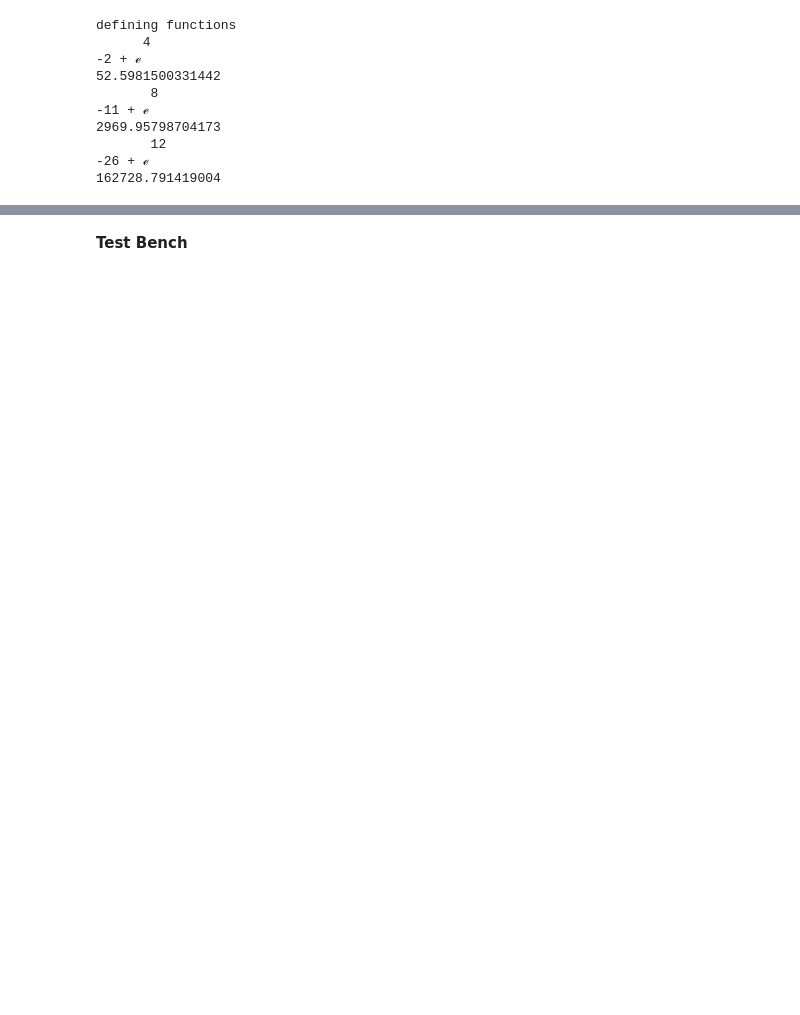
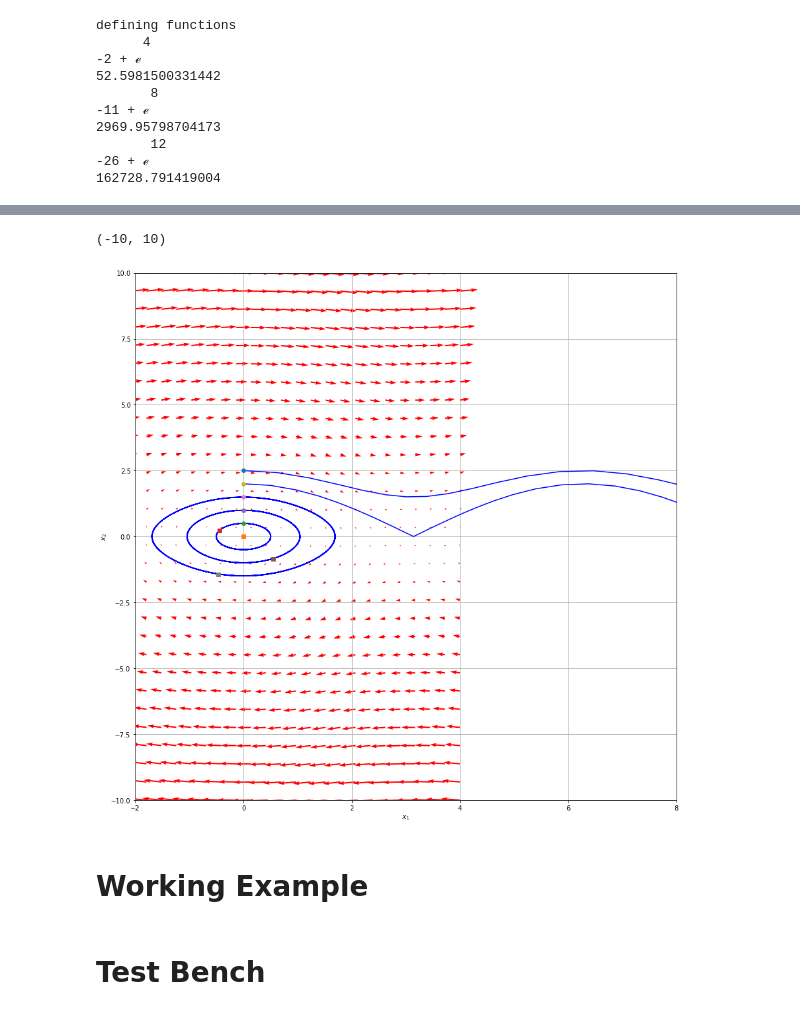
Before and after one commit to rsatwik/PythonPractise, a Jupyter notebook: Nonlinear_Dynamics.ipynb, the cells around one changed output, grey strips where cells are left out. Drawn from its saved outputs; the diff is of its cells as text; code cells hidden in the pictures; blank space fills up the shorter version.

```diff
--- a/Nonlinear_Dynamics.ipynb
+++ b/Nonlinear_Dynamics.ipynb
@@ -59,0 +174,52 @@ pprint(sym.dsolve(f(x).diff(x)*x+f(x)-f(x)**2,f(x)))
+# %%
+import numpy as np
+import matplotlib.pyplot as plt
+
+def f(X,t):
+    x1, x2 = X
+    return [x2, -np.sin(x1)]
+
+x1 = np.linspace(-4.0,4.0,30)
+x2 = np.linspace(-10.0,10.0,30)
+
+X1,X2=np.meshgrid(x1,x2)
+t=0
+
+u, v = np.zeros(X1.shape), np.zeros(X2.shape)
+
+NI, NJ = X1.shape
+
+for i in range(NI):
+    for j in range(NJ):
+        x = X1[i,j]
+        y = X2[i,j]
+        Xprime = f([x,y],t)
+        u[i,j] = Xprime[0]
+        v[i,j] = Xprime[1]
+
+fig=plt.figure(figsize=(15,15))
+Q = plt.quiver(X1, X2, u, v, color='r')
+plt.grid()
+plt.xlabel('$x_1$')
+plt.ylabel('$x_2$')
+
+
+from scipy.integrate import odeint
+
+for x20 in [0, 0.5, 1, 1.5, 2, 2.5]:
+    t=np.linspace(0,50,200)
+    X0 = [0.0,x20]
+    Xsol=odeint(f,X0,t)
+    plt.plot(Xsol[:,0],Xsol[:,1],'b-')# path
+    plt.plot([Xsol[0,0]],[Xsol[0,1]],'o')#start
+    plt.plot([Xsol[-1,0]],[Xsol[-1,1]],'s') #end
+
+plt.annotate("Origin",xy=(-0.09,-0.09))
+plt.xlim([-2,8])
+plt.ylim([-10,10])
+# plt.savefig('Output.png')
+# %% [output]
+(-10, 10)
+[figure, added]
+# %% [markdown]
+# Working Example
@@ -60,2 +295,2 @@ pprint(sym.dsolve(f(x).diff(x)*x+f(x)-f(x)**2,f(x)))
 # %% [markdown]
-**Test Bench**
+# Test Bench
```
Also changed, not shown: parts of 11 cells of this notebook.
